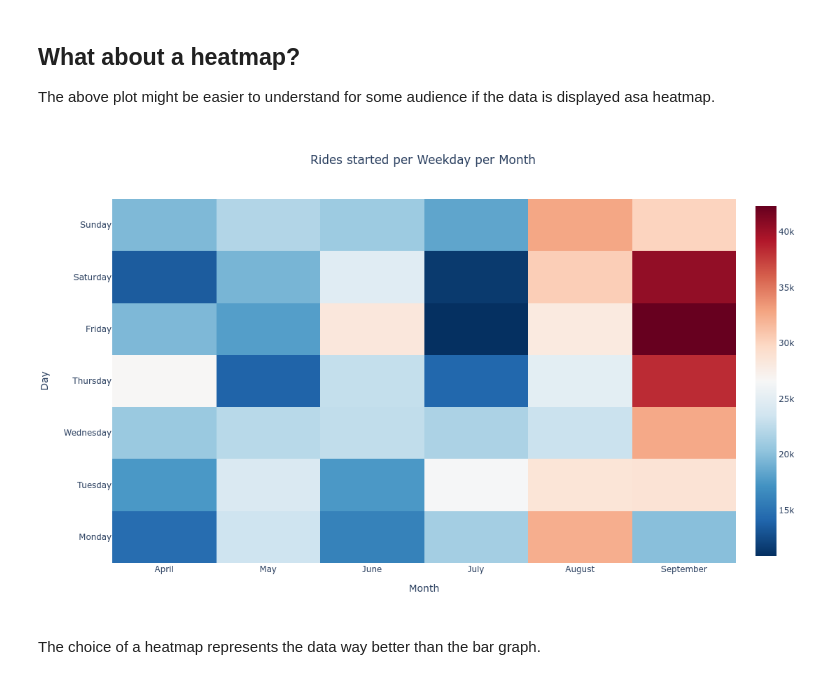
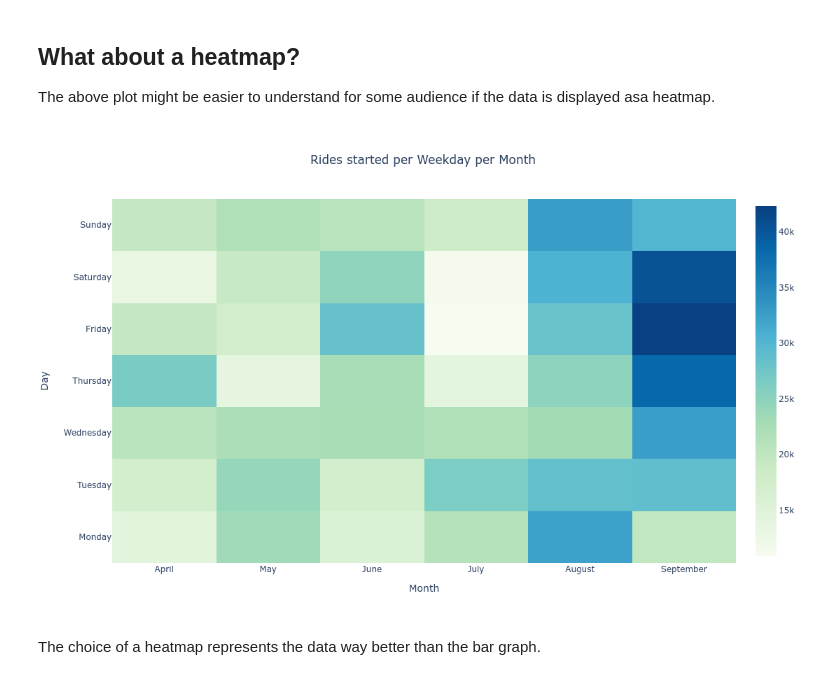
Before and after one commit to FabianBong/Uber-Pick-Ups-In-New-York, a Jupyter notebook: Code/Uber.ipynb, the cells around one changed output. Saved outputs shown, nothing was run; the diff lists cells and outputs as text; code cells hidden in the pictures.

```diff
--- a/Code/Uber.ipynb
+++ b/Code/Uber.ipynb
@@ -161,16 +161,16 @@ The above plot might be easier to understand for some audience if the data is di
 # %%
 z_plot = [day_month_split.iloc[i,:] for i in range(7)]
 heat_map = go.Figure(data = go.Heatmap(z = z_plot, x = list(month_name.values()),
                                        y = ["Monday", "Tuesday", "Wednesday", "Thursday", "Friday",
                                             "Saturday", "Sunday"],
-                                       colorscale='RdBu_r'))
+                                       colorscale='gnbu'))
 
 heat_map.update_yaxes(title = "Day")
 heat_map.update_xaxes(title = "Month")
 heat_map.update_layout(width = 1100, height = 700,title = "Rides started per Weekday per Month", title_x = 0.5)
 heat_map.show()
 # %% [output]
-[figure, old version]
+[figure, new version]
 # %% [markdown]
 The choice of a heatmap represents the data way better than the bar graph.
 # %% [markdown]
```
Also changed, not shown: parts of 2 cells of this notebook.
